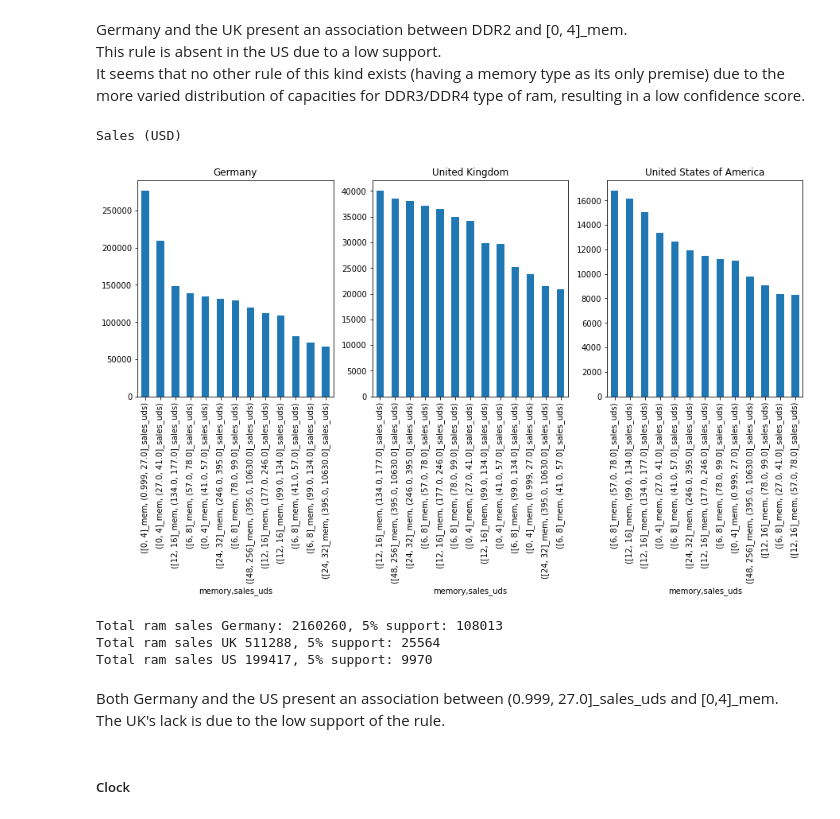
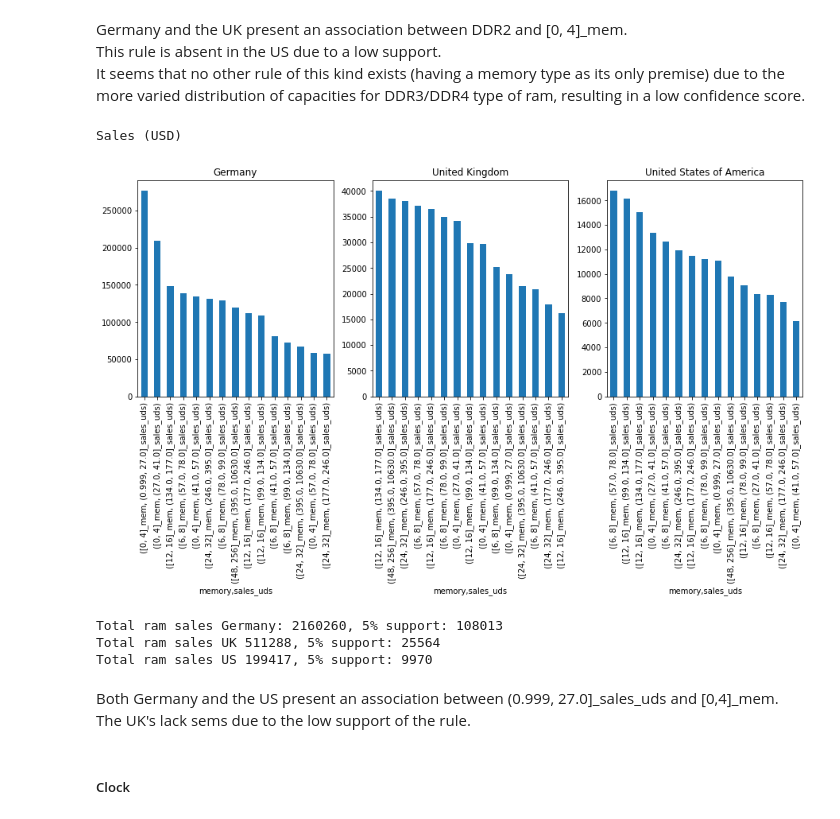
Before and after one commit to adettori/Data-Mining-DM-2020-project, a Jupyter notebook: DM_14_TASK4/dm2020-2-task4.ipynb, the cells around one changed output. Drawn from its saved outputs; the diff is of its cells as text; code cells hidden in the pictures.

```diff
--- a/DM_14_TASK4/dm2020-2-task4.ipynb
+++ b/DM_14_TASK4/dm2020-2-task4.ipynb
@@ -1058,27 +1120,27 @@ It seems that no other rule of this kind exists (having a memory type as its onl
 # %%
 print("Sales (USD)")
 
 fig, axes = plt.subplots(1, 3, figsize=(15, 5))
 df_sales_proc.loc[(df_sales_proc["country"] == "Germany")]\
-        .groupby(["memory", "sales_uds"]).size().nlargest(13).plot(kind="bar", ax=axes[0], title="Germany")
+        .groupby(["memory", "sales_uds"]).size().nlargest(15).plot(kind="bar", ax=axes[0], title="Germany")
 df_sales_proc.loc[(df_sales_proc["country"] == "United Kingdom")]\
-        .groupby(["memory", "sales_uds"]).size().nlargest(13).plot(kind="bar", ax=axes[1], title="United Kingdom")
+        .groupby(["memory", "sales_uds"]).size().nlargest(15).plot(kind="bar", ax=axes[1], title="United Kingdom")
 df_sales_proc.loc[(df_sales_proc["country"] == "United States of America")]\
-        .groupby(["memory", "sales_uds"]).size().nlargest(13).plot(kind="bar", ax=axes[2], title="United States of America")
+        .groupby(["memory", "sales_uds"]).size().nlargest(15).plot(kind="bar", ax=axes[2], title="United States of America")
 plt.show()
 
 print(f'Total ram sales Germany: {ram_sales_ger.shape[0]}, 5% support: {ram_sales_ger.shape[0]*5//100}')
 print(f'Total ram sales UK {ram_sales_uk.shape[0]}, 5% support: {ram_sales_uk.shape[0]*5//100}')
 print(f'Total ram sales US {ram_sales_us.shape[0]}, 5% support: {ram_sales_us.shape[0]*5//100}')
 # %% [output]
 Sales (USD)
-[figure, old version]
+[figure, new version]
 Total ram sales Germany: 2160260, 5% support: 108013
 Total ram sales UK 511288, 5% support: 25564
 Total ram sales US 199417, 5% support: 9970
 # %% [markdown]
 Both Germany and the US present an association between (0.999, 27.0]_sales_uds and [0,4]_mem.
-The UK's lack is due to the low support of the rule.
+The UK's lack sems due to the low support of the rule.
 # %% [markdown]
 ##### Clock
 # %%
```
Also changed, not shown: parts of 14 cells of this notebook.
